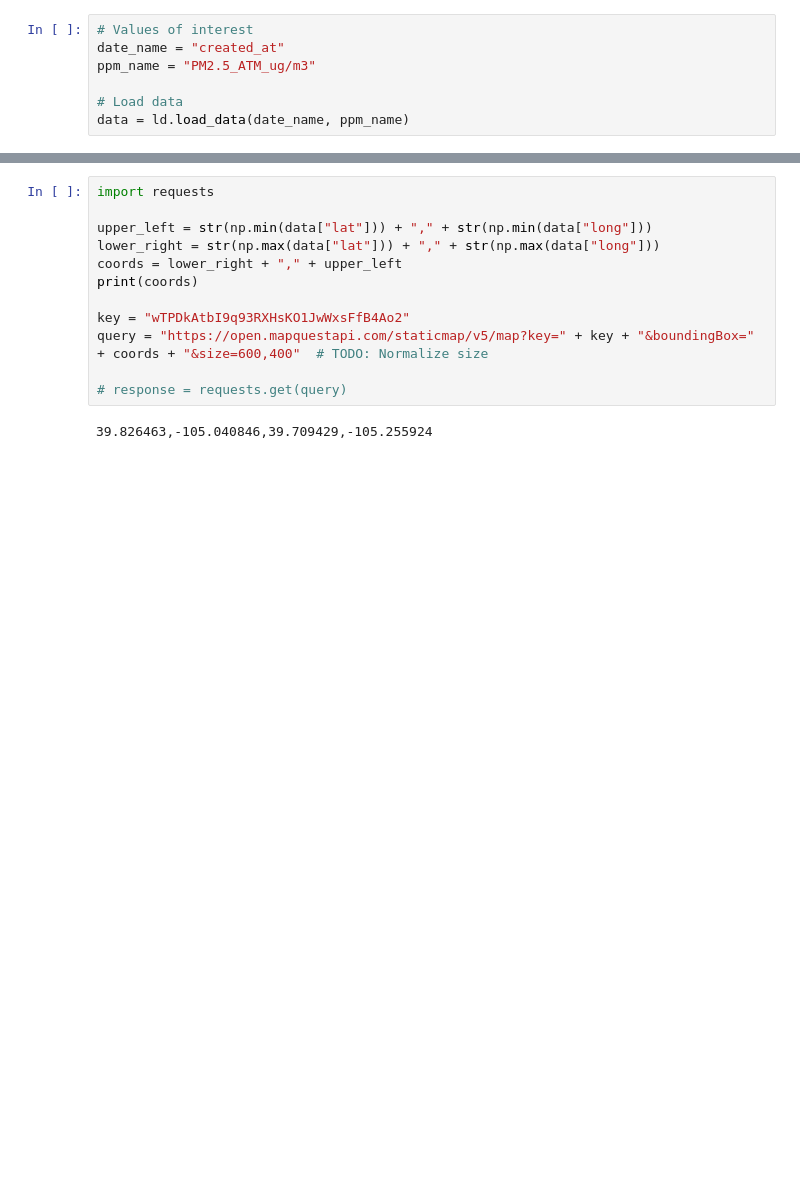
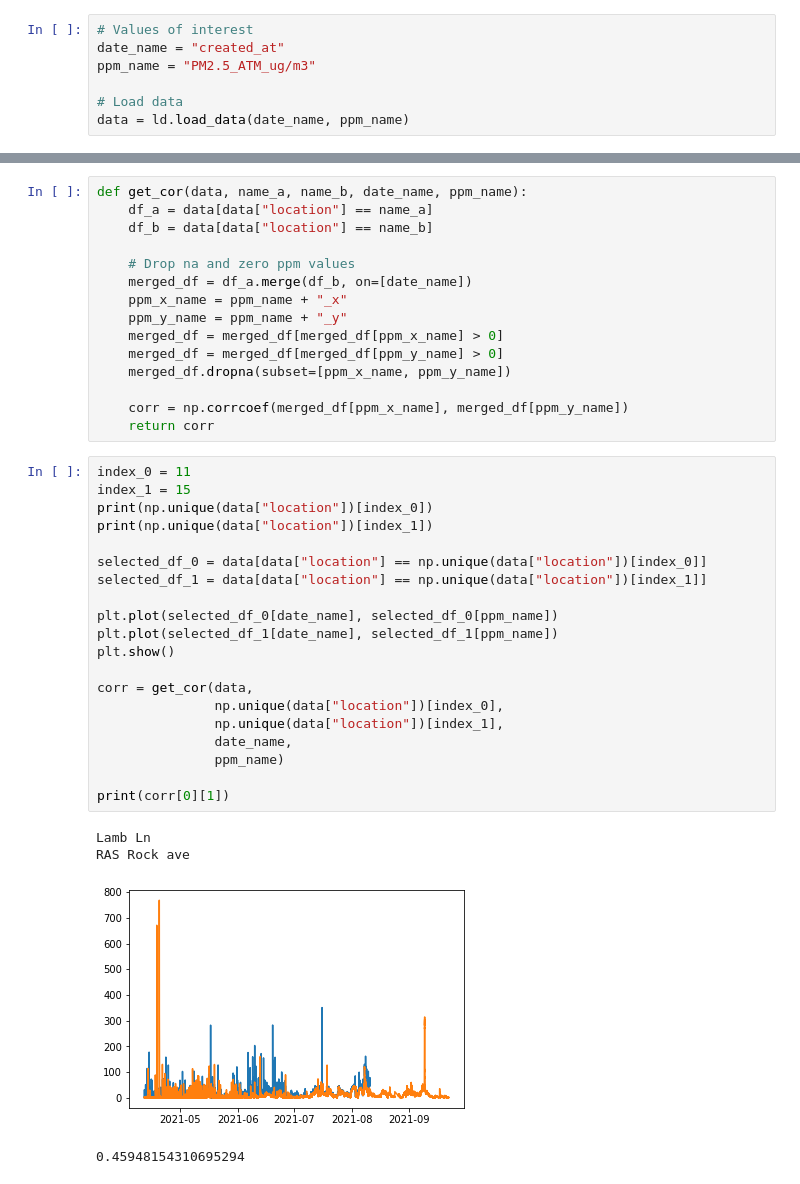
Before and after one commit to hrsather/purple_air, a Jupyter notebook: data_exploration.ipynb, the cells around one changed output, grey strips where cells are left out. Cells and saved outputs as stored; diff of their text form; blank space fills up the shorter version.

```diff
--- a/data_exploration.ipynb
+++ b/data_exploration.ipynb
@@ -66,17 +80,43 @@ plt.show()
-# %%
-import requests
-
-upper_left = str(np.min(data["lat"])) + "," + str(np.min(data["long"]))
-lower_right = str(np.max(data["lat"])) + "," + str(np.max(data["long"]))
-coords = lower_right + "," + upper_left
-print(coords)
-
-key = "wTPDkAtbI9q93RXHsKO1JwWxsFfB4Ao2"
-query = "https://open.mapquestapi.com/staticmap/v5/map?key=" + key + "&boundingBox=" + coords + "&size=600,400"  # TODO: Normalize size
-
-# response = requests.get(query)
-# %% [output]
-39.826463,-105.040846,39.709429,-105.255924
+# %%
+def get_cor(data, name_a, name_b, date_name, ppm_name):
+    df_a = data[data["location"] == name_a]
+    df_b = data[data["location"] == name_b]
+
+    # Drop na and zero ppm values
+    merged_df = df_a.merge(df_b, on=[date_name])
+    ppm_x_name = ppm_name + "_x"
+    ppm_y_name = ppm_name + "_y"
+    merged_df = merged_df[merged_df[ppm_x_name] > 0]
+    merged_df = merged_df[merged_df[ppm_y_name] > 0]
+    merged_df.dropna(subset=[ppm_x_name, ppm_y_name])
+
+    corr = np.corrcoef(merged_df[ppm_x_name], merged_df[ppm_y_name])
+    return corr
+# %%
+index_0 = 11
+index_1 = 15
+print(np.unique(data["location"])[index_0])
+print(np.unique(data["location"])[index_1])
+
+selected_df_0 = data[data["location"] == np.unique(data["location"])[index_0]]
+selected_df_1 = data[data["location"] == np.unique(data["location"])[index_1]]
+
+plt.plot(selected_df_0[date_name], selected_df_0[ppm_name])
+plt.plot(selected_df_1[date_name], selected_df_1[ppm_name])
+plt.show()
+
+corr = get_cor(data,
+               np.unique(data["location"])[index_0],
+               np.unique(data["location"])[index_1],
+               date_name,
+               ppm_name)
+
+print(corr[0][1])
+# %% [output]
+Lamb Ln
+RAS Rock ave
+[figure, added]
+0.45948154310695294
 # %%
 imageStream = io.BytesIO(response.content)
 image = Image.open(imageStream)
```
Also changed, not shown: parts of 6 cells of this notebook, 6 other files.
